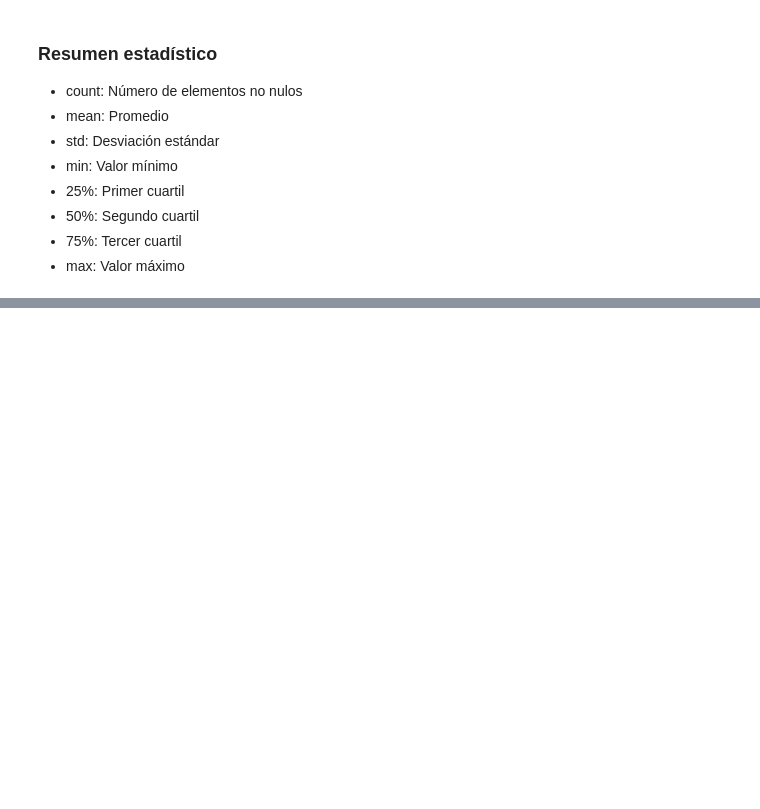
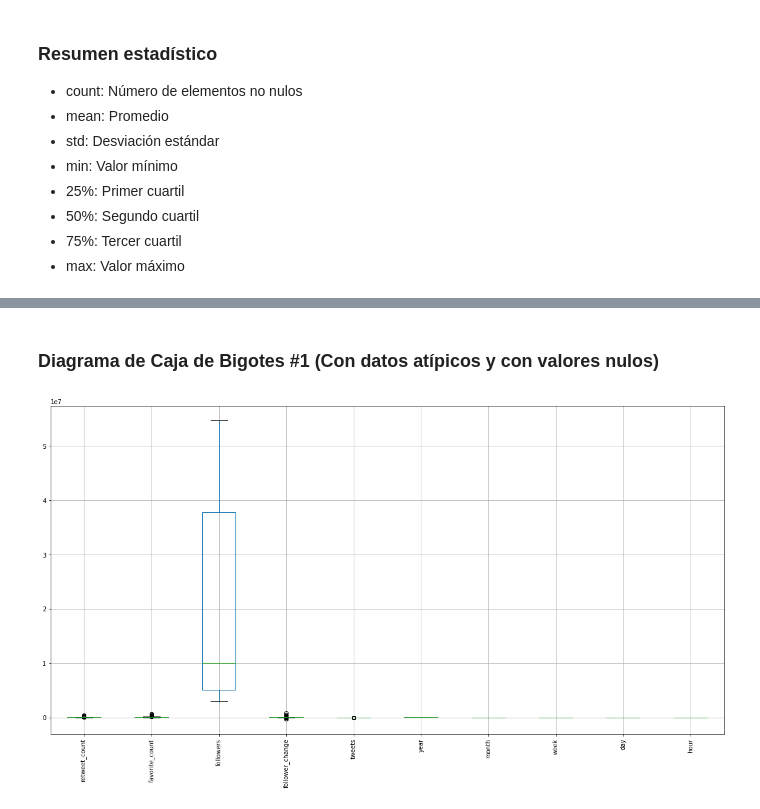
Before and after one commit to stivenramireza/hubrid-machine-learning, a Jupyter notebook: data-preparation/data_preparation.ipynb, the cells around one changed output, grey strips where cells are left out. Drawn from its saved outputs; the diff is of its cells as text; code cells hidden in the pictures; blank space fills up the shorter version.

```diff
--- a/data-preparation/data_preparation.ipynb
+++ b/data-preparation/data_preparation.ipynb
@@ -35,3 +37,3 @@ df = df.rename(columns={
 # %%
-df = df[df != 0]
+df_not_null = df[df != 0]
 # %%
@@ -74,0 +79,6 @@ dtype: int64
+# %% [markdown]
+### Diagrama de Caja de Bigotes #1 (Con datos atípicos y con valores nulos)
+# %%
+box_plot_1 = df_not_null.boxplot(rot=90, figsize=(20,10))
+# %% [output]
+[figure, added]
```
Also changed, not shown: parts of 26 cells of this notebook.
